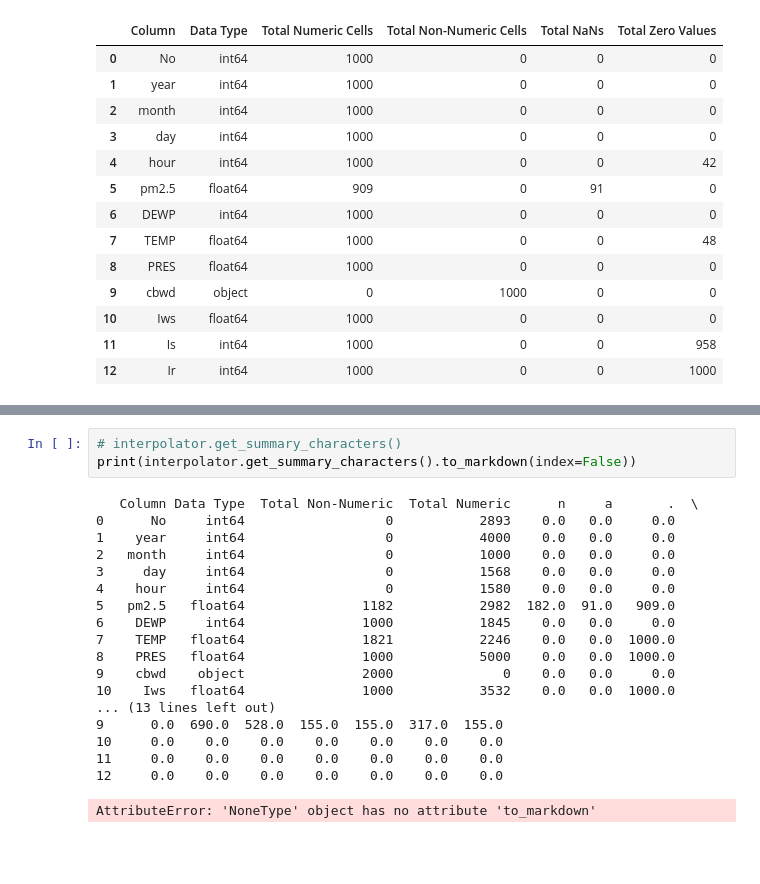
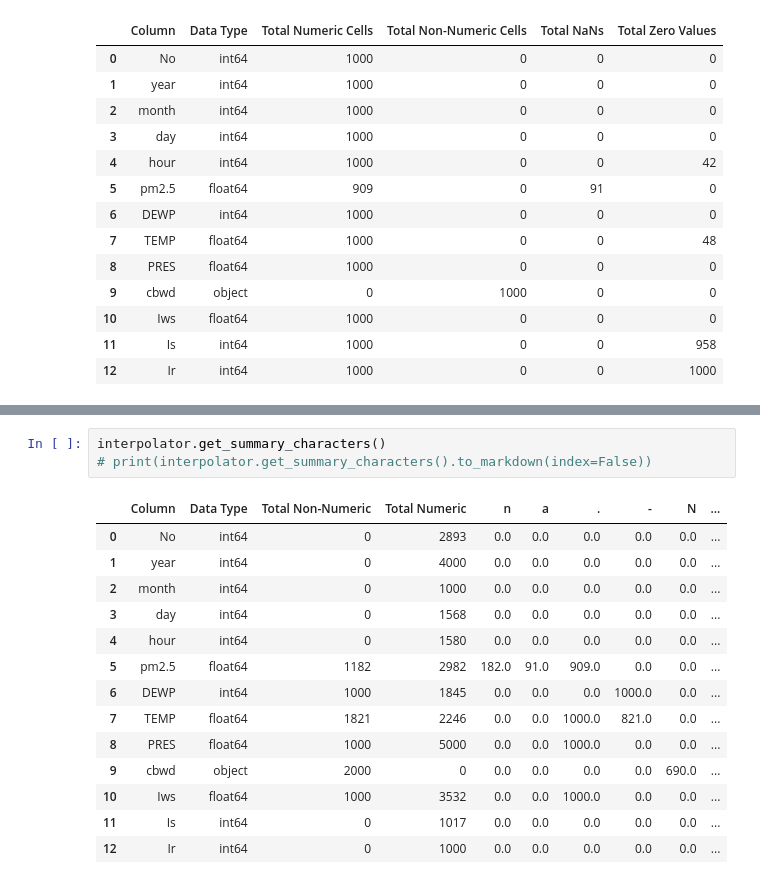
Before and after one commit to rscholz98/TimeWeaver, a Jupyter notebook: notebooks/PRSA_data.ipynb, the cells around one changed output, grey strips where cells are left out. Cells and saved outputs as stored; diff of their text form; blank space fills up the shorter version.

```diff
--- a/notebooks/PRSA_data.ipynb
+++ b/notebooks/PRSA_data.ipynb
@@ -67,25 +66,21 @@ interpolator.get_summary(full_summary=True)
 # %%
-# interpolator.get_summary_characters()
-print(interpolator.get_summary_characters().to_markdown(index=False))
+interpolator.get_summary_characters()
+# print(interpolator.get_summary_characters().to_markdown(index=False))
 # %% [output]
-   Column Data Type  Total Non-Numeric  Total Numeric      n     a       .  \
-0      No     int64                  0           2893    0.0   0.0     0.0
-1    year     int64                  0           4000    0.0   0.0     0.0
-2   month     int64                  0           1000    0.0   0.0     0.0
-3     day     int64                  0           1568    0.0   0.0     0.0
-4    hour     int64                  0           1580    0.0   0.0     0.0
-5   pm2.5   float64               1182           2982  182.0  91.0   909.0
-6    DEWP     int64               1000           1845    0.0   0.0     0.0
-7    TEMP   float64               1821           2246    0.0   0.0  1000.0
-8    PRES   float64               1000           5000    0.0   0.0  1000.0
-9    cbwd    object               2000              0    0.0   0.0     0.0
-10    Iws   float64               1000           3532    0.0   0.0  1000.0
-... (13 lines left out)
-9      0.0  690.0  528.0  155.0  155.0  317.0  155.0
-10     0.0    0.0    0.0    0.0    0.0    0.0    0.0
-11     0.0    0.0    0.0    0.0    0.0    0.0    0.0
-12     0.0    0.0    0.0    0.0    0.0    0.0    0.0
-AttributeError: 'NoneType' object has no attribute 'to_markdown'
+|  | Column | Data Type | Total Non-Numeric | Total Numeric | n | a | . | - | N | ... |
+| 0 | No | int64 | 0 | 2893 | 0.0 | 0.0 | 0.0 | 0.0 | 0.0 | ... |
+| 1 | year | int64 | 0 | 4000 | 0.0 | 0.0 | 0.0 | 0.0 | 0.0 | ... |
+| 2 | month | int64 | 0 | 1000 | 0.0 | 0.0 | 0.0 | 0.0 | 0.0 | ... |
+| 3 | day | int64 | 0 | 1568 | 0.0 | 0.0 | 0.0 | 0.0 | 0.0 | ... |
+| 4 | hour | int64 | 0 | 1580 | 0.0 | 0.0 | 0.0 | 0.0 | 0.0 | ... |
+| 5 | pm2.5 | float64 | 1182 | 2982 | 182.0 | 91.0 | 909.0 | 0.0 | 0.0 | ... |
+| 6 | DEWP | int64 | 1000 | 1845 | 0.0 | 0.0 | 0.0 | 1000.0 | 0.0 | ... |
+| 7 | TEMP | float64 | 1821 | 2246 | 0.0 | 0.0 | 1000.0 | 821.0 | 0.0 | ... |
+| 8 | PRES | float64 | 1000 | 5000 | 0.0 | 0.0 | 1000.0 | 0.0 | 0.0 | ... |
+| 9 | cbwd | object | 2000 | 0 | 0.0 | 0.0 | 0.0 | 0.0 | 690.0 | ... |
+| 10 | Iws | float64 | 1000 | 3532 | 0.0 | 0.0 | 1000.0 | 0.0 | 0.0 | ... |
+| 11 | Is | int64 | 0 | 1017 | 0.0 | 0.0 | 0.0 | 0.0 | 0.0 | ... |
+| 12 | Ir | int64 | 0 | 1000 | 0.0 | 0.0 | 0.0 | 0.0 | 0.0 | ... |
 # %%
 interpolator.evaluate()
 # %% [output]
```
Also changed, not shown: parts of 8 cells of this notebook, 9 other files.
